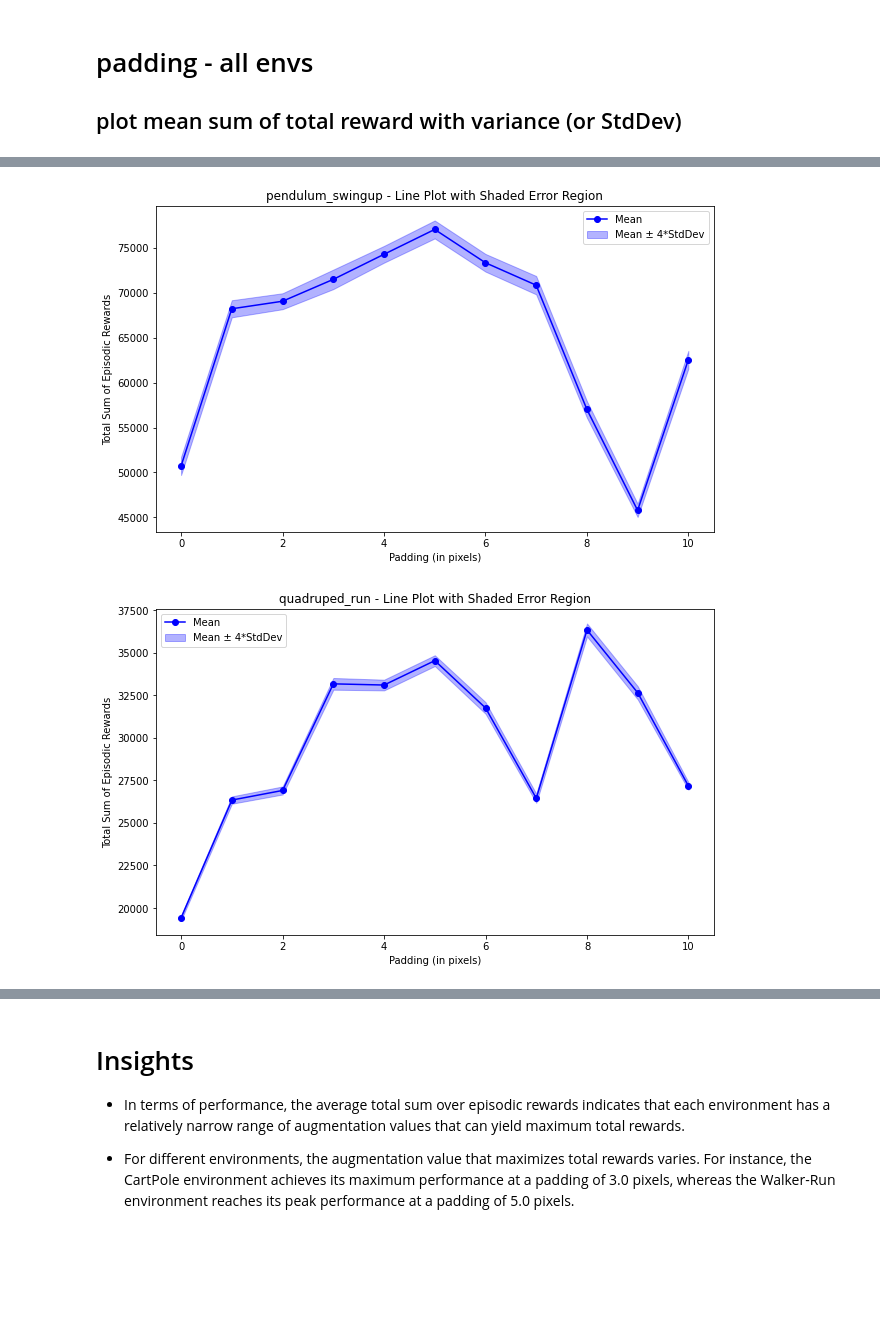
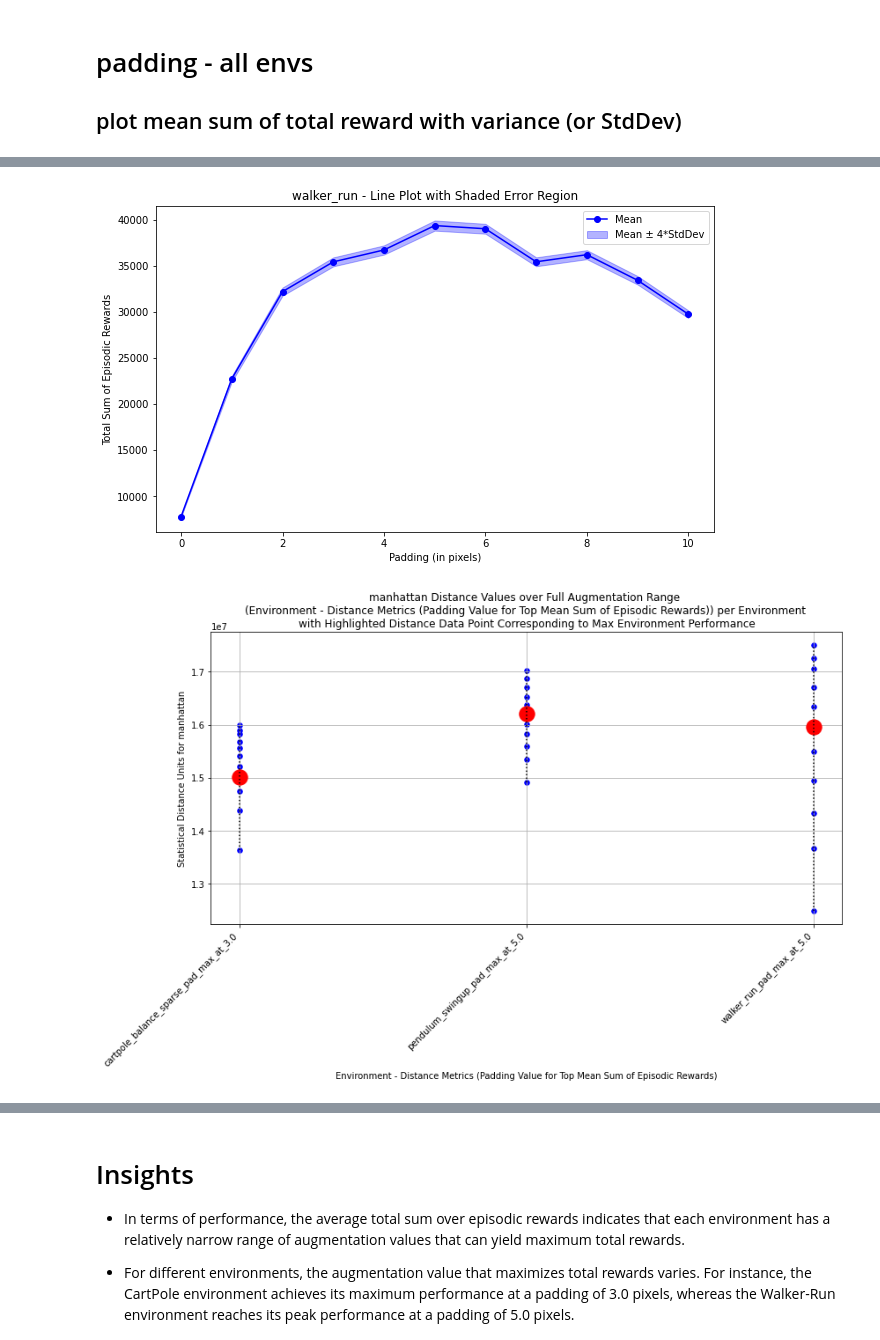
Before and after one commit to vBarbaros/smart-rl, a Jupyter notebook: notebooks/001_AUGMENT_ALL_STATS_ENVS_ALL_IN_ONE.ipynb, the cells around one changed output, grey strips where cells are left out. Drawn from its saved outputs; the diff is of its cells as text; code cells hidden in the pictures; blank space fills up the shorter version.

```diff
--- a/notebooks/001_AUGMENT_ALL_STATS_ENVS_ALL_IN_ONE.ipynb
+++ b/notebooks/001_AUGMENT_ALL_STATS_ENVS_ALL_IN_ONE.ipynb
@@ -42,9 +42,9 @@ stats_column_names = [
 
 env_names = [
     'cartpole_balance_sparse',
-    'finger_turn_hard',
+#     'finger_turn_hard',
     'pendulum_swingup',
-    'quadruped_run',
+#     'quadruped_run',
 #     'reacher_hard',
     'walker_run'
 ]
@@ -69,2 +69,2 @@ proc.plot_statistical_distance_metrics(
-[figure, old version]
+[figure, new version]
-[figure, old version]
+[figure, new version]
```
Also changed, not shown: parts of 3 cells of this notebook, 3 other files.
